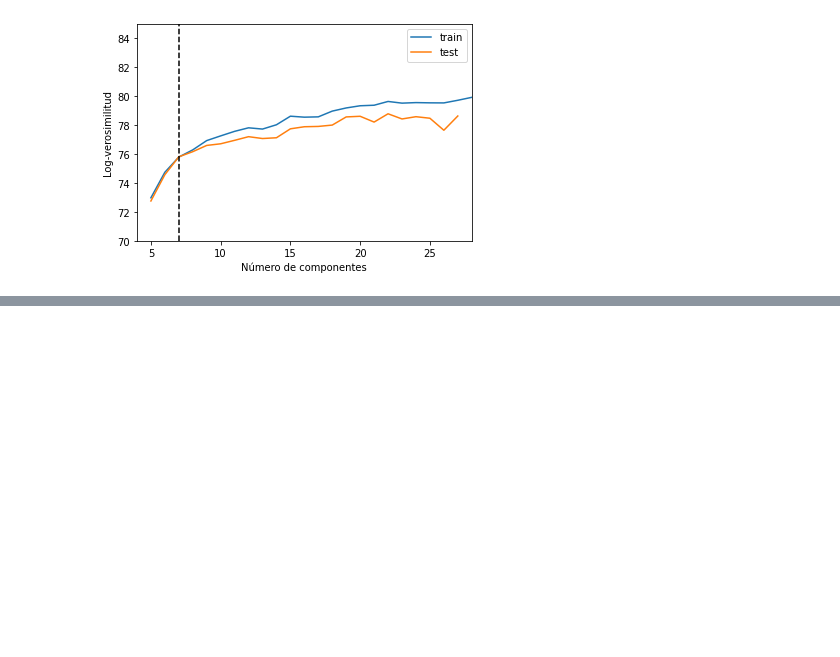
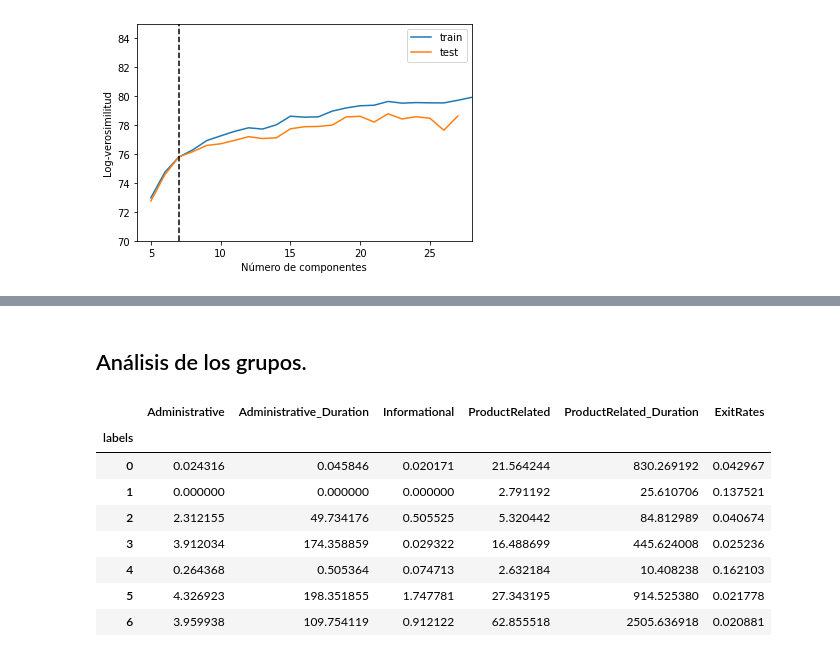
Before and after one commit to G4ll4rd0/O2021_MAF3653D-Proyecto, a Jupyter notebook: Proyecto.ipynb, the cells around one changed output, grey strips where cells are left out. Cells and saved outputs as stored; diff of their text form; code cells hidden in the pictures; blank space fills up the shorter version.

```diff
--- a/Proyecto.ipynb
+++ b/Proyecto.ipynb
@@ -254,0 +284,15 @@ Text(0, 0.5, 'BounceRates')
+# %% [markdown]
+## Análisis de los grupos.
+# %%
+dataCopy[['Administrative', 'Administrative_Duration', 'Informational','ProductRelated',
+          'ProductRelated_Duration','ExitRates', 'labels']].groupby(['labels']).mean()
+# %% [output]
+|  | Administrative | Administrative_Duration | Informational | ProductRelated | ProductRelated_Duration | ExitRates |
+| labels |  |  |  |  |  |  |
+| 0 | 0.024316 | 0.045846 | 0.020171 | 21.564244 | 830.269192 | 0.042967 |
+| 1 | 0.000000 | 0.000000 | 0.000000 | 2.791192 | 25.610706 | 0.137521 |
+| 2 | 2.312155 | 49.734176 | 0.505525 | 5.320442 | 84.812989 | 0.040674 |
+| 3 | 3.912034 | 174.358859 | 0.029322 | 16.488699 | 445.624008 | 0.025236 |
+| 4 | 0.264368 | 0.505364 | 0.074713 | 2.632184 | 10.408238 | 0.162103 |
+| 5 | 4.326923 | 198.351855 | 1.747781 | 27.343195 | 914.525380 | 0.021778 |
+| 6 | 3.959938 | 109.754119 | 0.912122 | 62.855518 | 2505.636918 | 0.020881 |
```
Also changed, not shown: parts of 25 cells of this notebook.
